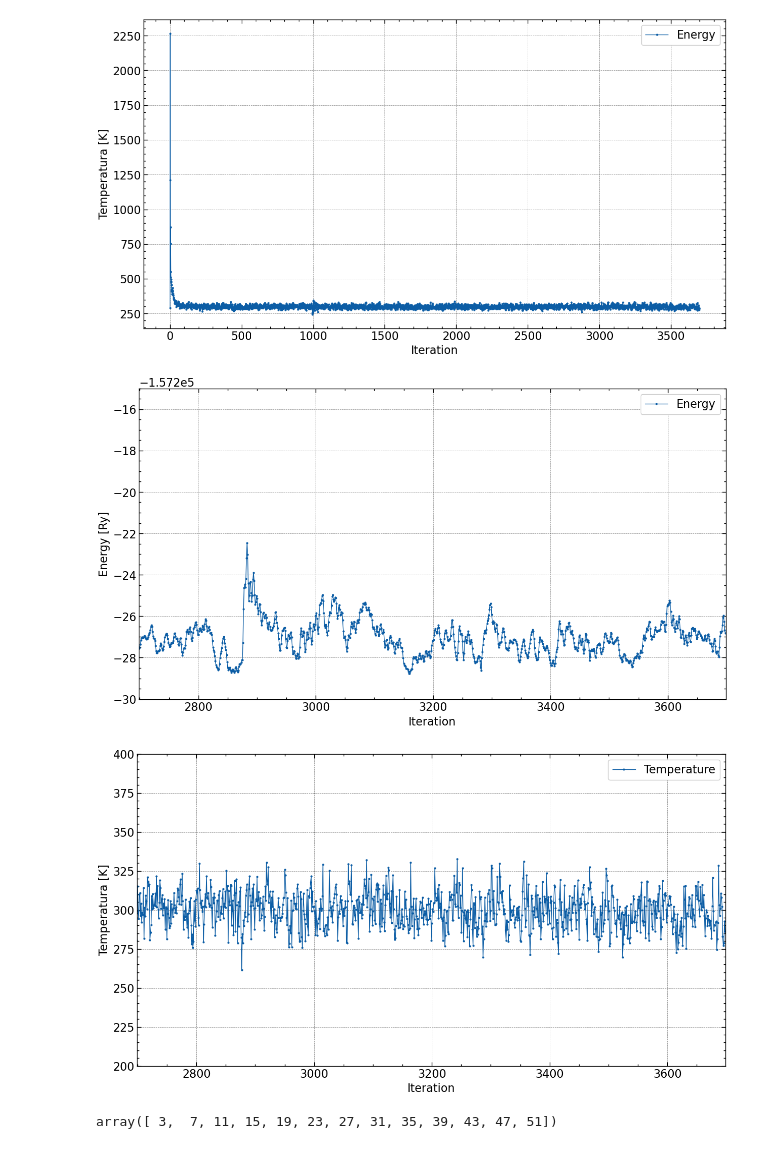
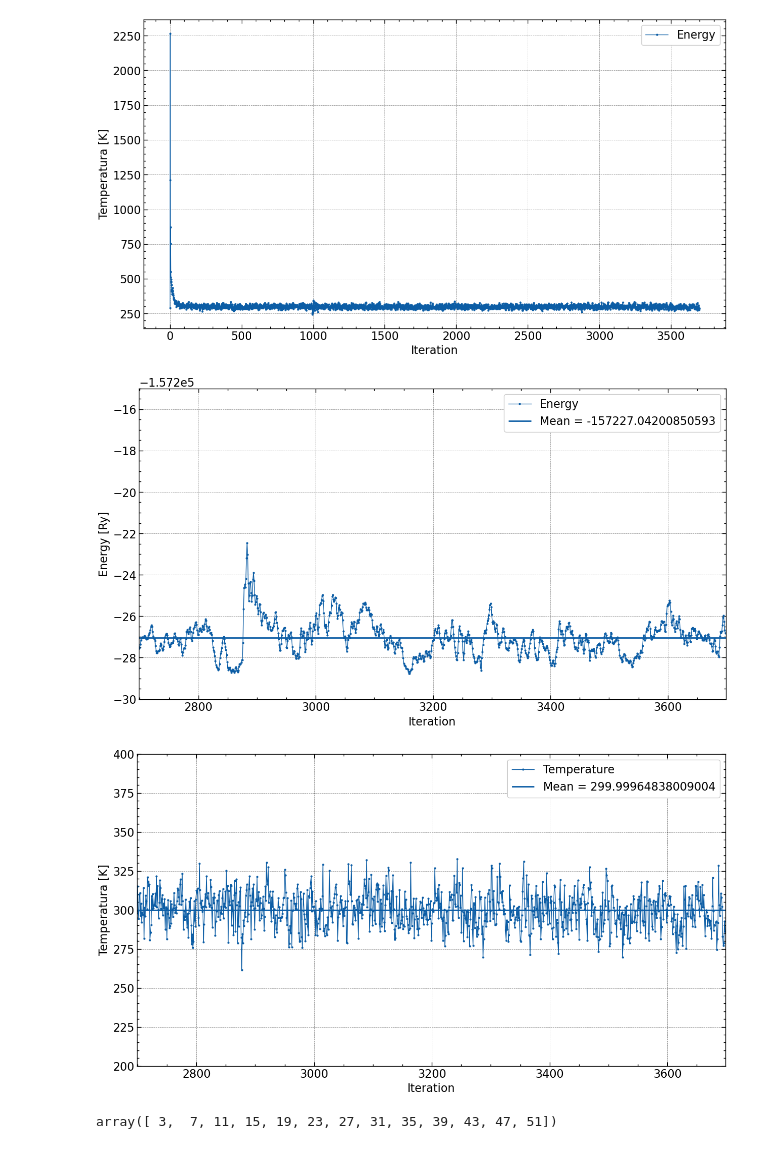
Before and after one commit to physicsIS/Computational_Material_Science, a Jupyter notebook: AlCl3_[EMIm]Cl_(1.3per_mole)_carbon_nanoscroll/11_interfase_carbonos_fijos/analisis.ipynb, the cells around one changed output. Saved outputs shown, nothing was run; the diff lists cells and outputs as text; code cells hidden in the pictures.

```diff
--- a/AlCl3_[EMIm]Cl_(1.3per_mole)_carbon_nanoscroll/11_interfase_carbonos_fijos/analisis.ipynb
+++ b/AlCl3_[EMIm]Cl_(1.3per_mole)_carbon_nanoscroll/11_interfase_carbonos_fijos/analisis.ipynb
@@ -68,35 +70,38 @@ fig.savefig("temperatura.png")
 fig, ax = plt.subplots(1,1, figsize=(15,8))
 ax.plot(energies, 'o-', ms=2, linewidth=1, label='Energy')
 #ax.vlines(x=794, ymax=np.max(energies), ymin=np.min(energies),label="mixing beta change", color='black', linestyles='--')
 
 # ZOOM en las ultimas 1000 iteraciones
 N = len(energies)
 ax.set_xlim(max(0, N-1000), N)
 ax.set_ylim(ymax=-157215, ymin= -157230)
+
+ax.hlines(y = np.mean(energies[-1000:]), xmin=0,xmax=4000, label= f"Mean = {np.mean(energies[-1000:])}")
 
 ax.set_ylabel("Energy [Ry]")
 ax.set_xlabel("Iteration")
 ax.legend()
 fig.savefig("energia_zoom.png")
 
 
 # === SEGUNDA GRAFICA: Temperatura ===
 
 fig, ax = plt.subplots(1,1, figsize=(15,8))
 ax.plot(temperatures, 'o-', ms=2, linewidth=1, label='Temperature')
 
 # ZOOM en las ultimas 1000 iteraciones
 N2 = len(temperatures)
 ax.set_xlim(max(0, N2-1000), N2)
 ax.set_ylim(200,400)
+ax.hlines(y = np.mean(temperatures[-1000:]), xmin=0,xmax=4000, label= f"Mean = {np.mean(temperatures[-1000:])}")
 
 ax.set_ylabel("Temperatura [K]")
 ax.set_xlabel("Iteration")
 ax.legend()
 fig.savefig("temperatura_zoom.png")
 # %% [output]
-[figure, old version]
+[figure, new version]
-[figure, old version]
+[figure, new version]
 # %%
 md[0].symbols.indices()['Al']
 # %% [output]
```
Also changed, not shown: parts of 18 cells of this notebook, 22 other files.
